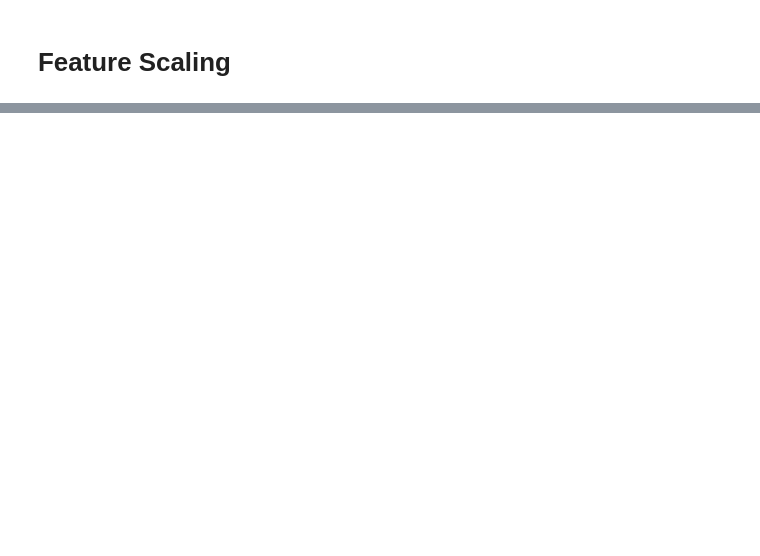
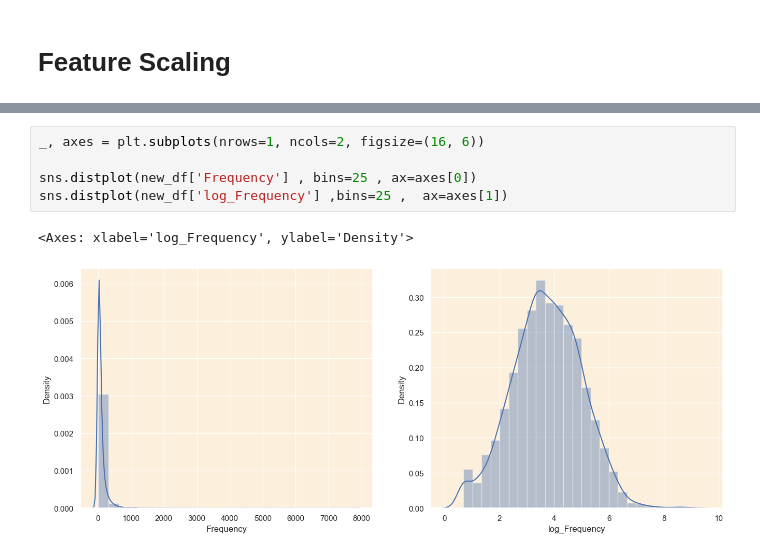
Before and after one commit to bkandh30/customer-segmentation, a Jupyter notebook: customer-segmentation.ipynb, the cells around one changed output, grey strips where cells are left out. Cells and saved outputs as stored; diff of their text form; blank space fills up the shorter version.

```diff
--- a/customer-segmentation.ipynb
+++ b/customer-segmentation.ipynb
@@ -638,0 +651,8 @@ customer_data.head()
+# %%
+_, axes = plt.subplots(nrows=1, ncols=2, figsize=(16, 6))
+
+sns.distplot(new_df['Frequency'] , bins=25 , ax=axes[0])
+sns.distplot(new_df['log_Frequency'] ,bins=25 ,  ax=axes[1])
+# %% [output]
+<Axes: xlabel='log_Frequency', ylabel='Density'>
+[figure, added]
```
Also changed, not shown: parts of 43 cells of this notebook.
